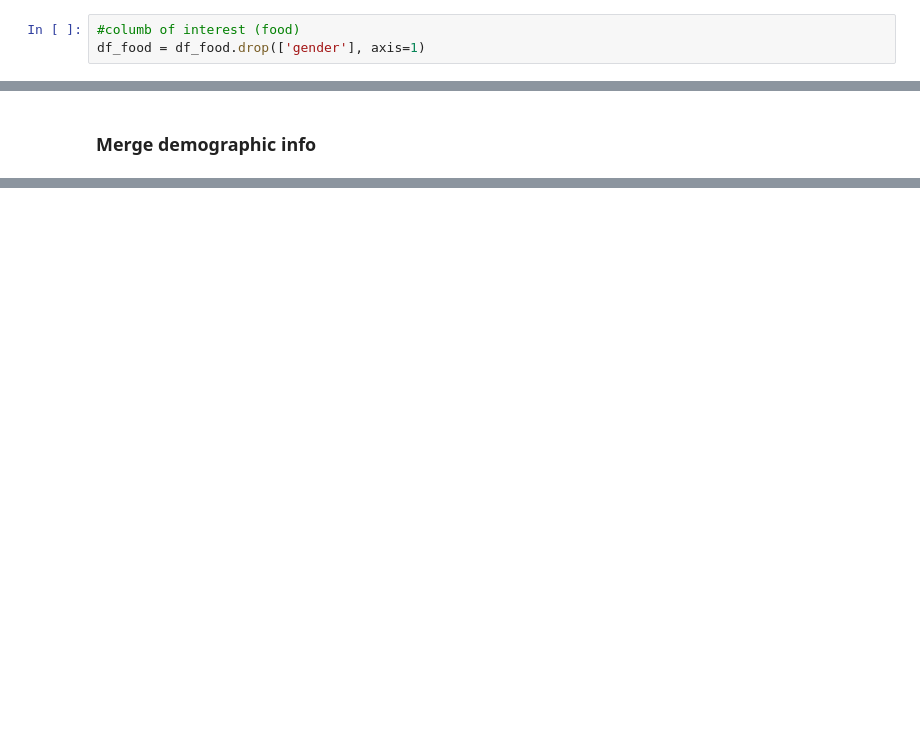
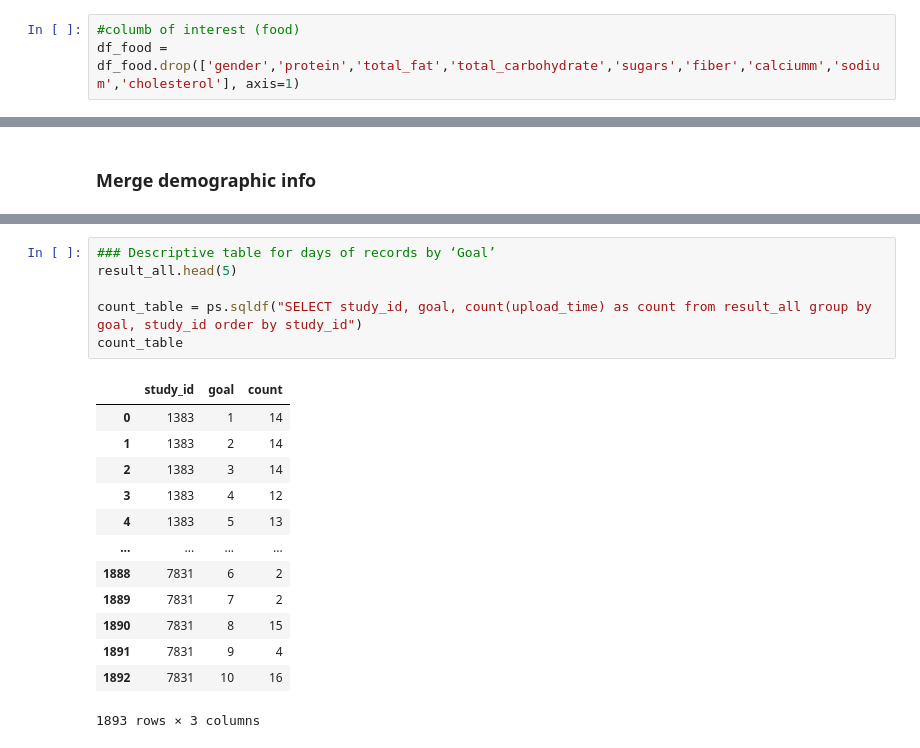
Before and after one commit to BoyangW/BC_Datacore, a Jupyter notebook: MBC2/Notebook/Timeline_Alignment.ipynb, the cells around one changed output, grey strips where cells are left out. Drawn from its saved outputs; the diff is of its cells as text; blank space fills up the shorter version.

```diff
--- a/MBC2/Notebook/Timeline_Alignment.ipynb
+++ b/MBC2/Notebook/Timeline_Alignment.ipynb
@@ -43,4 +46,4 @@ df_pa_20k['upload_time'] = pd.to_datetime(df_pa_20k.upload_time)
 df_sed = df_sed[['study_id','upload_time','sed_total','sed_total_outlier']]
 # %%
 #columb of interest (food)
-df_food = df_food.drop(['gender'], axis=1)
+df_food = df_food.drop(['gender','protein','total_fat','total_carbohydrate','sugars','fiber','calciumm','sodium','cholesterol'], axis=1)
@@ -251,0 +250,20 @@ result_20k = result_20k[reoder]
+# %%
+### Descriptive table for days of records by ‘Goal’
+result_all.head(5)
+
+count_table = ps.sqldf("SELECT study_id, goal, count(upload_time) as count from result_all group by goal, study_id order by study_id")
+count_table
+# %% [output]
+|  | study_id | goal | count |
+| 0 | 1383 | 1 | 14 |
+| 1 | 1383 | 2 | 14 |
+| 2 | 1383 | 3 | 14 |
+| 3 | 1383 | 4 | 12 |
+| 4 | 1383 | 5 | 13 |
+| ... | ... | ... | ... |
+| 1888 | 7831 | 6 | 2 |
+| 1889 | 7831 | 7 | 2 |
+| 1890 | 7831 | 8 | 15 |
+| 1891 | 7831 | 9 | 4 |
+| 1892 | 7831 | 10 | 16 |
+1893 rows × 3 columns
```
Also changed, not shown: parts of 23 cells of this notebook.
